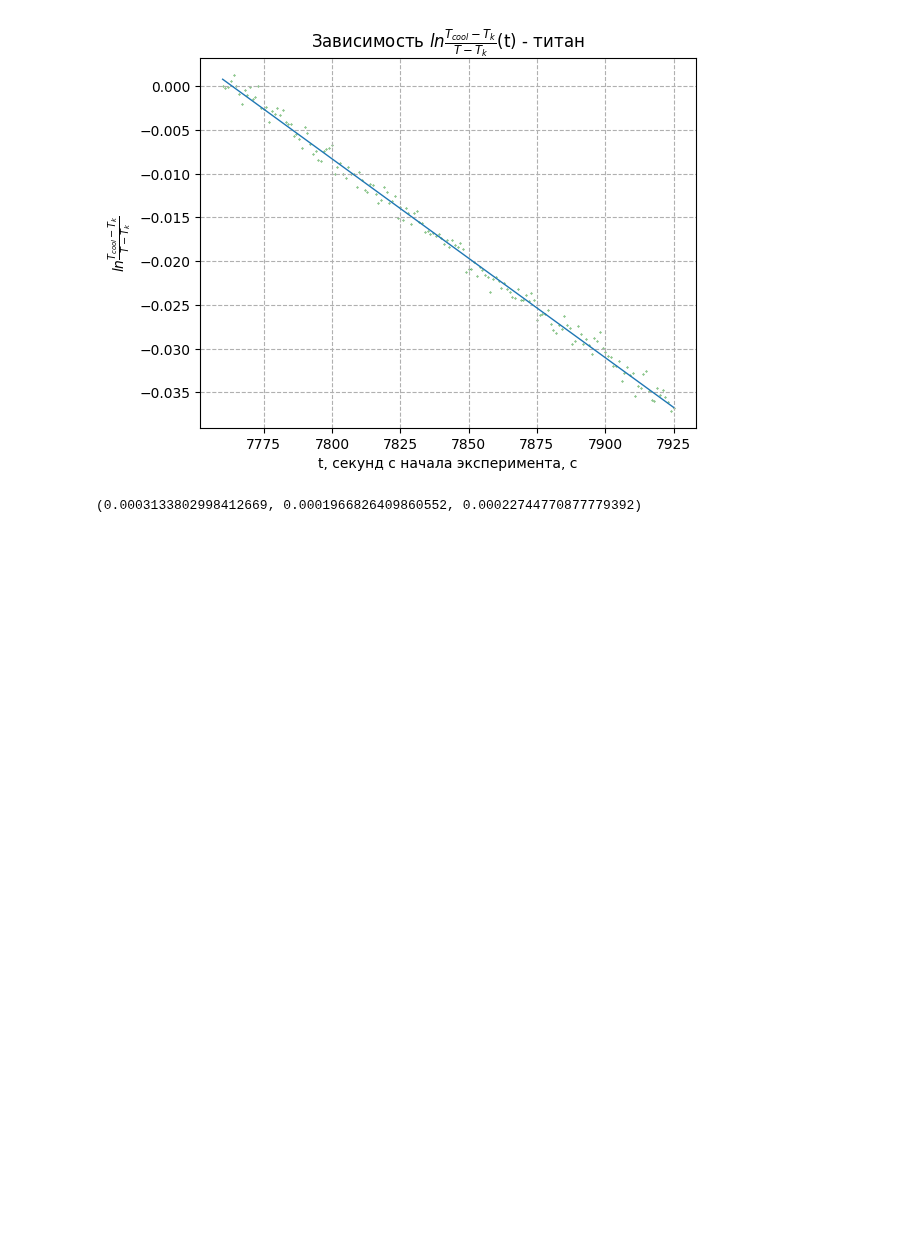
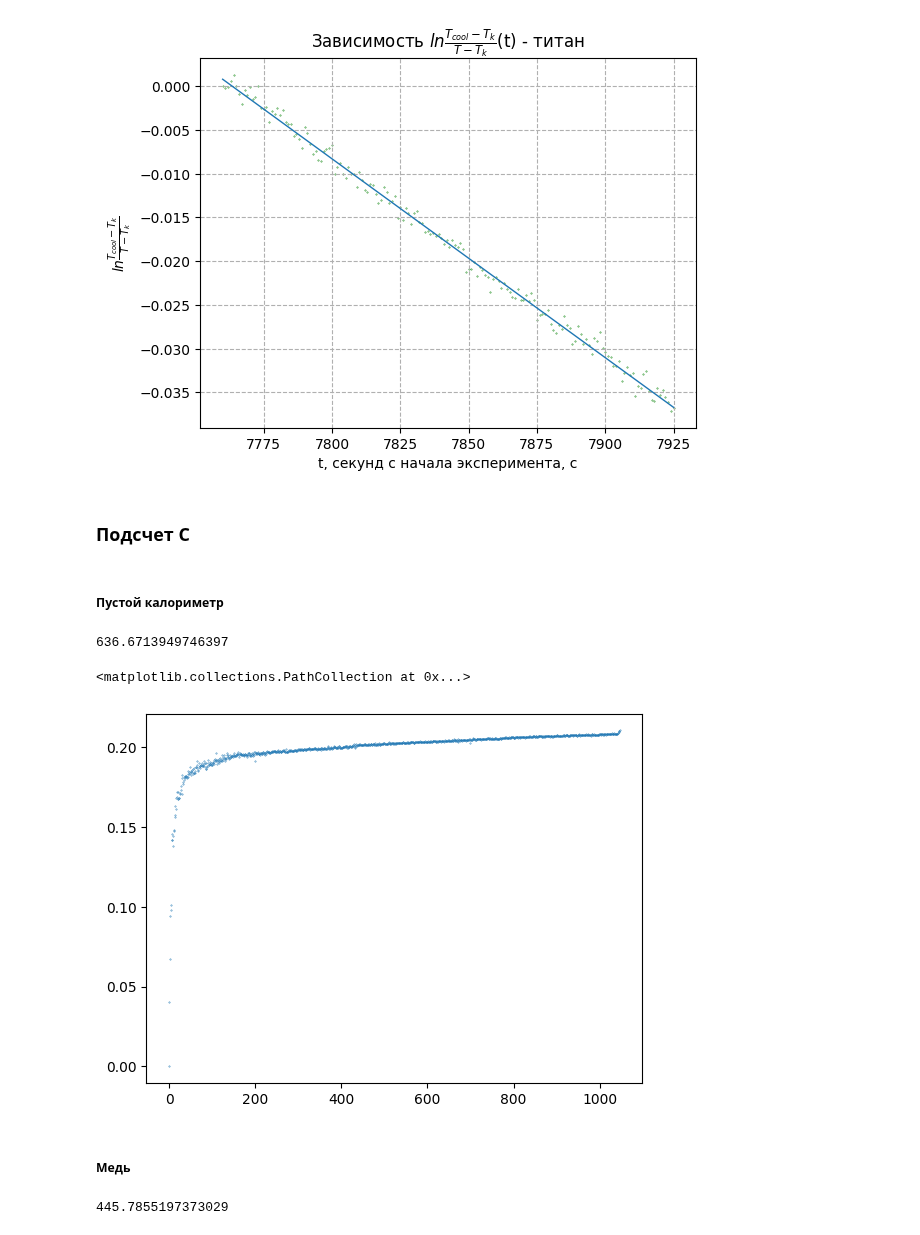
Before and after one commit to UjeNeTORT/labs, a Jupyter notebook: sem_2/2.1.4/laba.ipynb, the cells around one changed output. Drawn from its saved outputs; the diff is of its cells as text; code cells hidden in the pictures; blank space fills up the shorter version.

```diff
--- a/sem_2/2.1.4/laba.ipynb
+++ b/sem_2/2.1.4/laba.ipynb
@@ -230,7 +234,32 @@ plt.show()
 k_titan = -k
 # %% [output]
 [figure]
-# %%
-k_empty, k_copper, k_titan
-# %% [output]
-(0.0003133802998412669, 0.0001966826409860552, 0.00022744770877779392)
+# %% [markdown]
+### Подсчет С
+# %% [markdown]
+##### Пустой калориметр
+# %%
+times, lambdas = Experiment.calc_lambda(k_empty, EMPTY_HEAT_ROOM_TEMP+DELTA_T, EMPTY_HEAT_STOP)
+# times, sigmas_lambda_empty = Experiment.calc_sigma_lambda(k_empty, sigma_k_empty, EMPTY_HEAT_ROOM_TEMP + DELTA_T, EMPTY_HEAT_STOP)
+
+# plt.errorbar(times, lambdas, yerr=sigmas_lambda_empty)
+lambda_empty = np.mean(lambdas)
+
+c_empty = lambda_empty / k_empty
+print(c_empty)
+plt.scatter(times, lambdas, s=.1)
+# %% [output]
+636.6713949746397
+<matplotlib.collections.PathCollection at 0x...>
+[figure, added]
+# %% [markdown]
+##### Медь
+# %%
+times, lambdas = Experiment.calc_lambda(k_empty, COPPER_HEAT_ROOM_TEMP + DELTA_T, COPPER_HEAT_STOP)
+
+lambda_copper = np.mean(lambdas)
+
+c_copper = lambda_empty / k_copper - c_empty
+print(c_copper / 0.545)
+# %% [output]
+445.7855197373029
```
Also changed, not shown: parts of 5 cells of this notebook, 1 other file.
